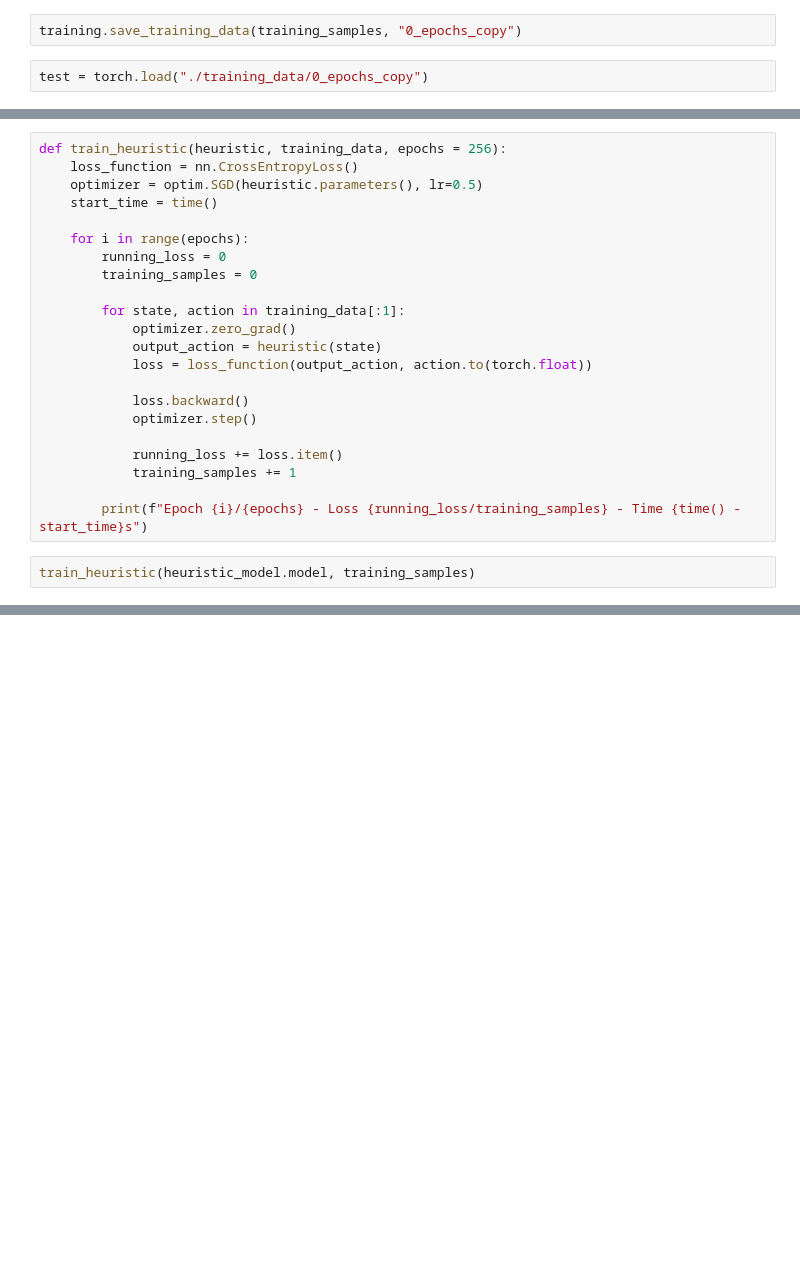
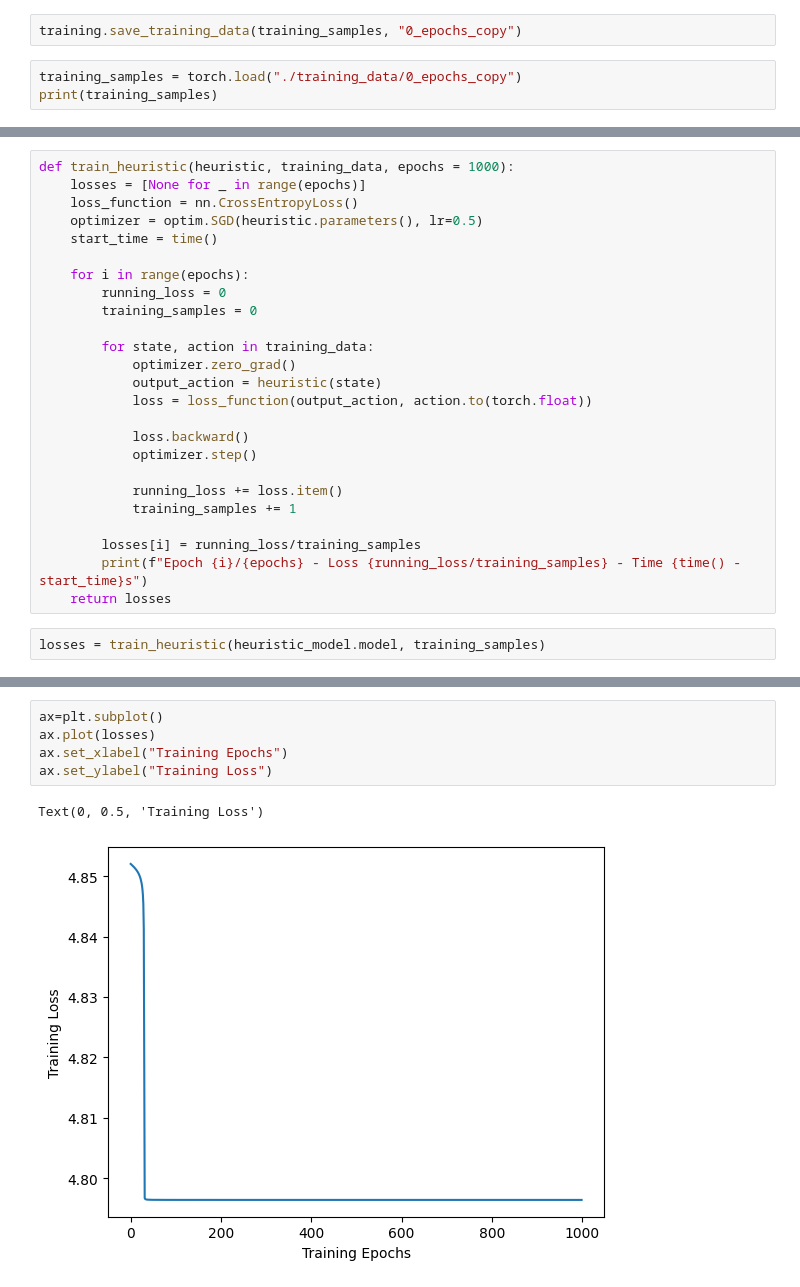
Before and after one commit to JonasPKnoch/NeuralComputerTesting, a Jupyter notebook: training_scratch.ipynb, the cells around one changed output, grey strips where cells are left out. Saved outputs shown, nothing was run; the diff lists cells and outputs as text; blank space fills up the shorter version.

Commit message:
more work and data

```diff
--- a/training_scratch.ipynb
+++ b/training_scratch.ipynb
@@ -38,4 +30,5 @@ Generated samples for game 9/10
 # %%
 training.save_training_data(training_samples, "0_epochs_copy")
 # %%
-test = torch.load("./training_data/0_epochs_copy")
+training_samples = torch.load("./training_data/0_epochs_copy")
+print(training_samples)
@@ -42,5 +53,6 @@ test = torch.load("./training_data/0_epochs_copy")
 # %%
-def train_heuristic(heuristic, training_data, epochs = 256):
+def train_heuristic(heuristic, training_data, epochs = 1000):
+    losses = [None for _ in range(epochs)]
     loss_function = nn.CrossEntropyLoss()
     optimizer = optim.SGD(heuristic.parameters(), lr=0.5)
     start_time = time()
@@ -49,7 +61,7 @@ def train_heuristic(heuristic, training_data, epochs = 256):
         running_loss = 0
         training_samples = 0
 
-        for state, action in training_data[:1]:
+        for state, action in training_data:
             optimizer.zero_grad()
             output_action = heuristic(state)
             loss = loss_function(output_action, action.to(torch.float))
@@ -60,7 +72,9 @@ def train_heuristic(heuristic, training_data, epochs = 256):
             running_loss += loss.item()
             training_samples += 1
 
+        losses[i] = running_loss/training_samples
         print(f"Epoch {i}/{epochs} - Loss {running_loss/training_samples} - Time {time() - start_time}s")
+    return losses
 # %%
-train_heuristic(heuristic_model.model, training_samples)
+losses = train_heuristic(heuristic_model.model, training_samples)
 # %% [output]
@@ -84,2 +102,10 @@ Epoch 255/256 - Loss 3.8653712272644043 - Time 0.6645939350128174s
+# %%
+ax=plt.subplot()
+ax.plot(losses)
+ax.set_xlabel("Training Epochs")
+ax.set_ylabel("Training Loss")
+# %% [output]
+Text(0, 0.5, 'Training Loss')
+[figure, added]
 # %%
 with torch.no_grad():
```
Also changed, not shown: parts of 6 cells of this notebook, 2 other files.
